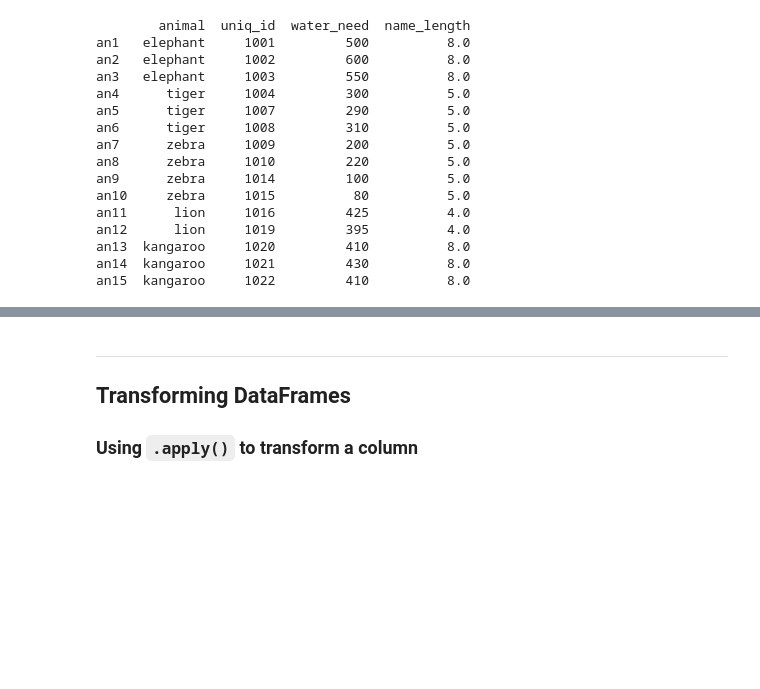
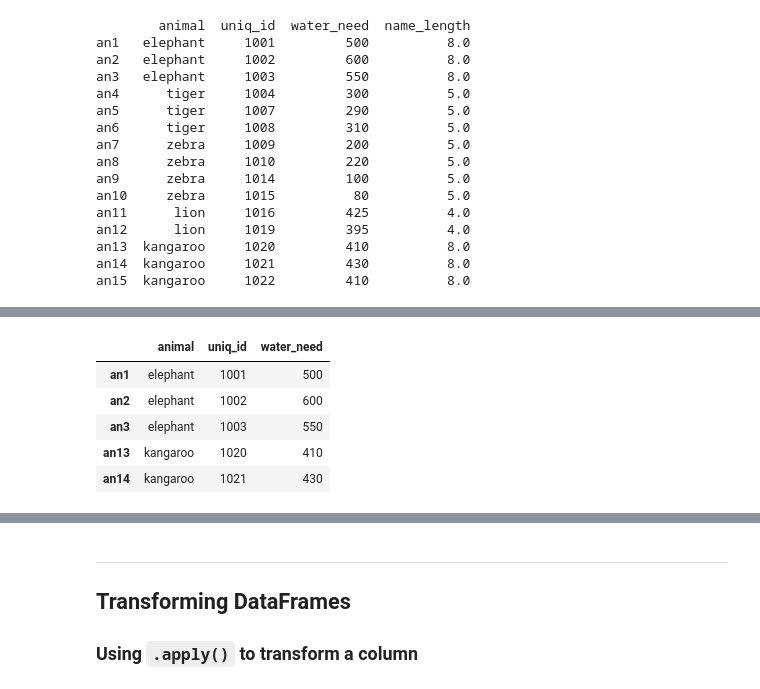
Before and after one commit to mfkabdelnaby/data-science, a Jupyter notebook: pandas.ipynb, the cells around one changed output, grey strips where cells are left out. Saved outputs shown, nothing was run; the diff lists cells and outputs as text; code cells hidden in the pictures; blank space fills up the shorter version.

```diff
--- a/pandas.ipynb
+++ b/pandas.ipynb
@@ -858,0 +788,11 @@ an15  kangaroo     1022         410          8.0
+# %%
+zoo.sort_values('animal',axis=0,ascending=True,inplace=True)
+
+zoo.head()
+# %% [output]
+|  | animal | uniq_id | water_need |
+| an1 | elephant | 1001 | 500 |
+| an2 | elephant | 1002 | 600 |
+| an3 | elephant | 1003 | 550 |
+| an13 | kangaroo | 1020 | 410 |
+| an14 | kangaroo | 1021 | 430 |
```
Also changed, not shown: parts of 75 cells of this notebook, 10 other files.
